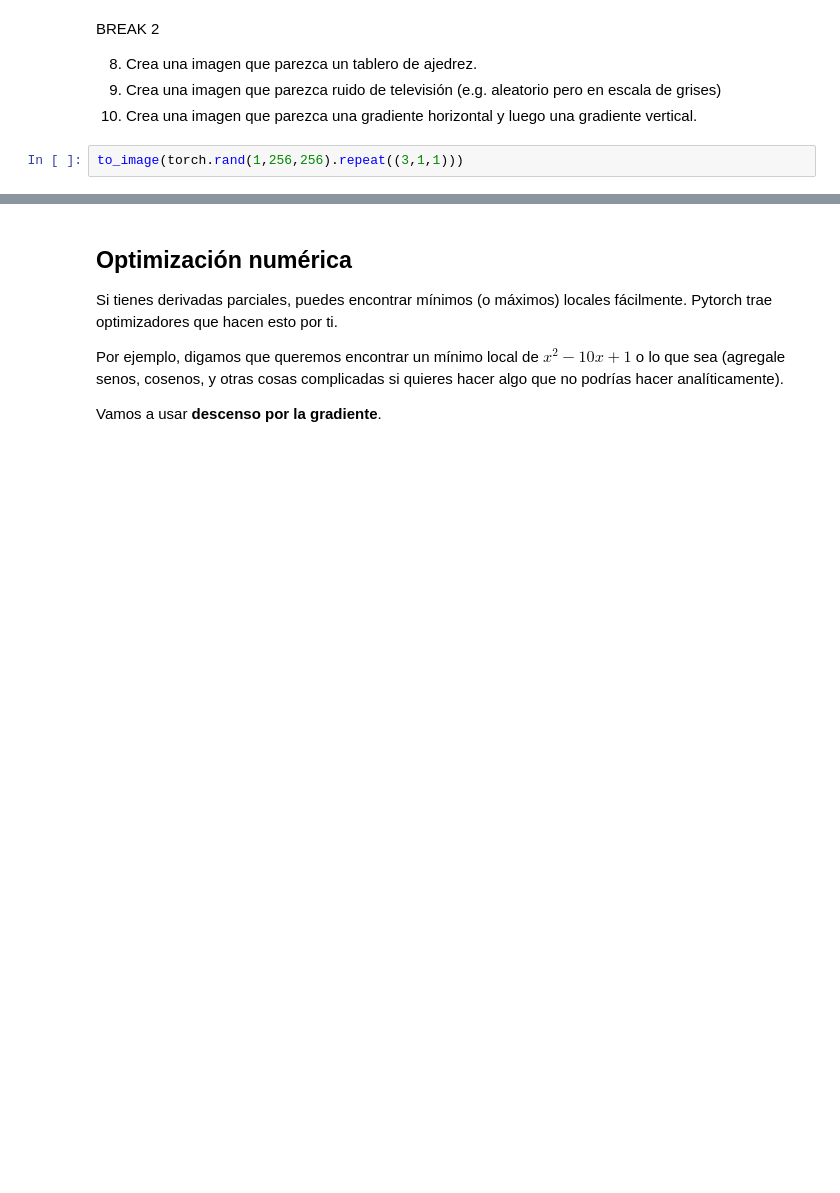
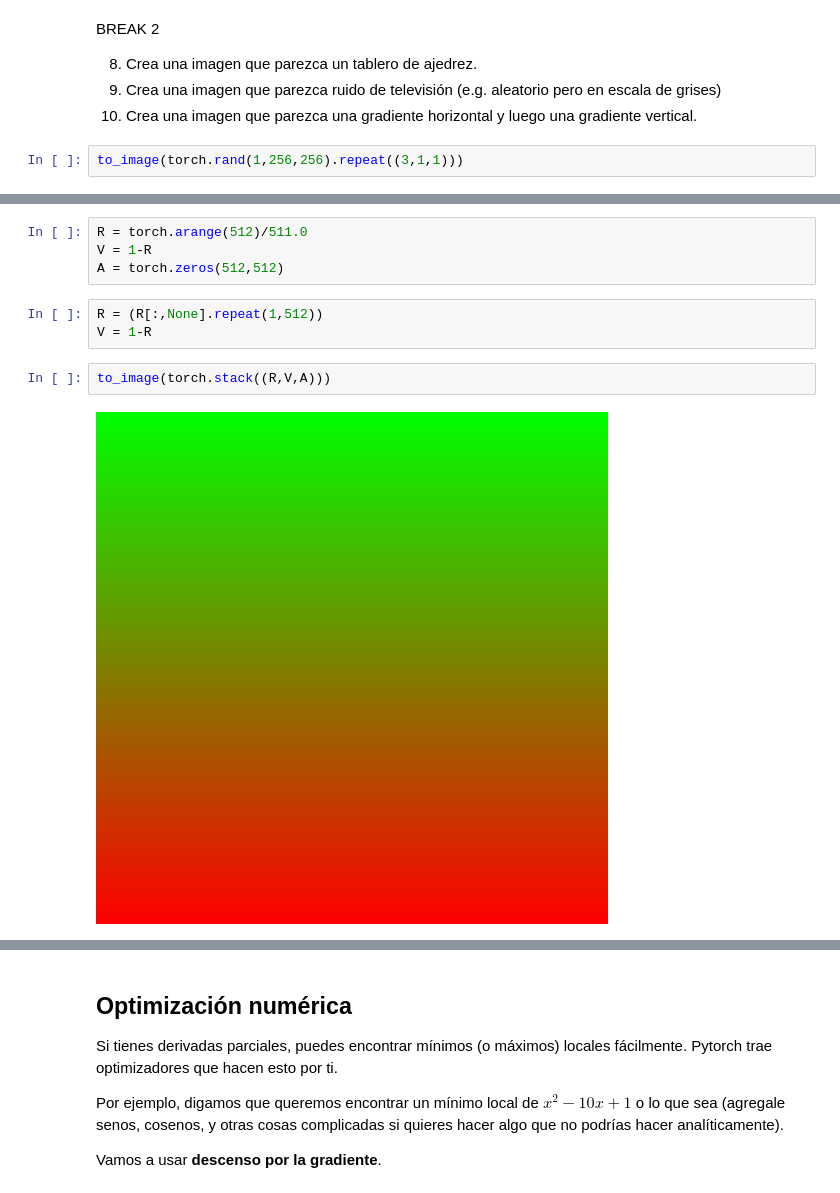
Before and after one commit to mraggi/ProgramacionParaMatematicos, a Jupyter notebook: 12.IntroAPytorch.ipynb, the cells around one changed output, grey strips where cells are left out. Drawn from its saved outputs; the diff is of its cells as text; blank space fills up the shorter version.

```diff
--- a/12.IntroAPytorch.ipynb
+++ b/12.IntroAPytorch.ipynb
@@ -560,0 +657,11 @@ to_image(torch.rand(1,256,256).repeat((3,1,1)))
+# %%
+R = torch.arange(512)/511.0
+V = 1-R
+A = torch.zeros(512,512)
+# %%
+R = (R[:,None].repeat(1,512))
+V = 1-R
+# %%
+to_image(torch.stack((R,V,A)))
+# %% [output]
+[figure, added]
```
Also changed, not shown: parts of 32 cells of this notebook.
